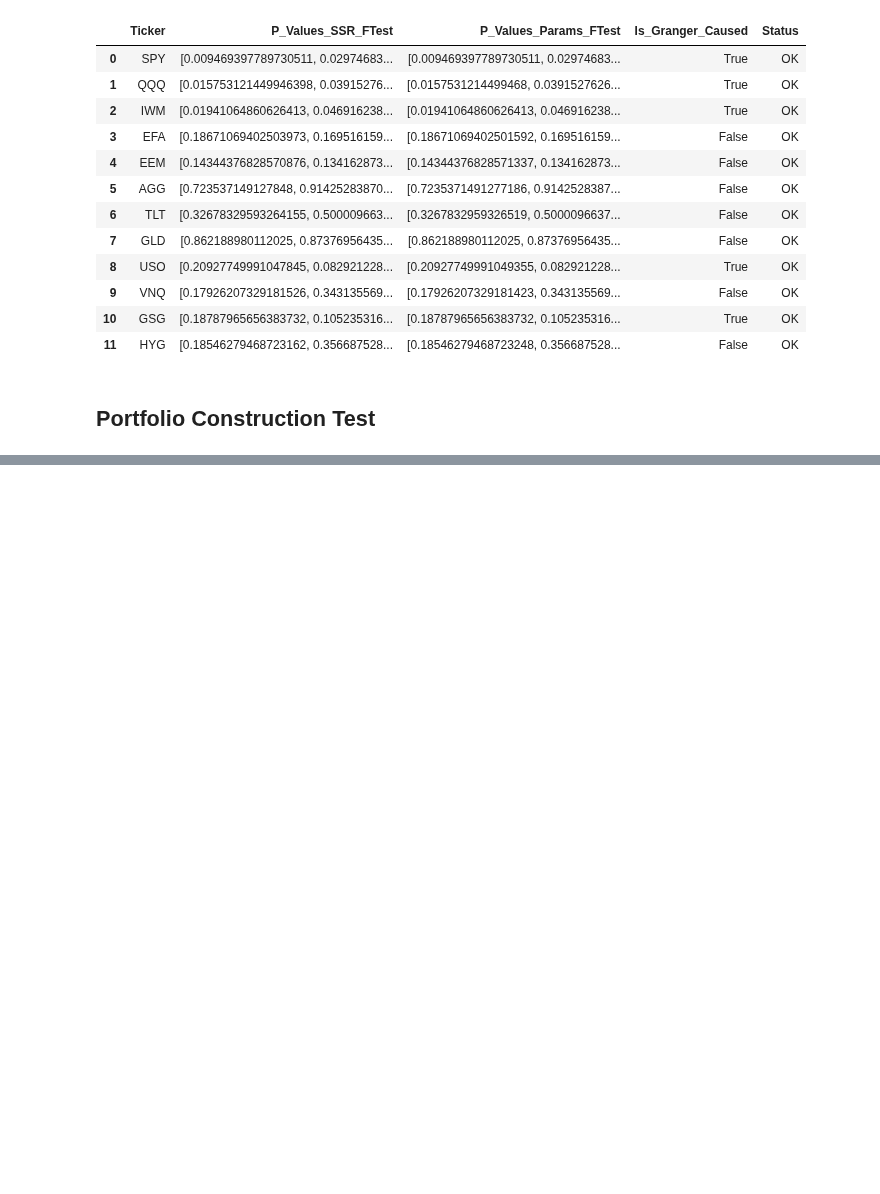
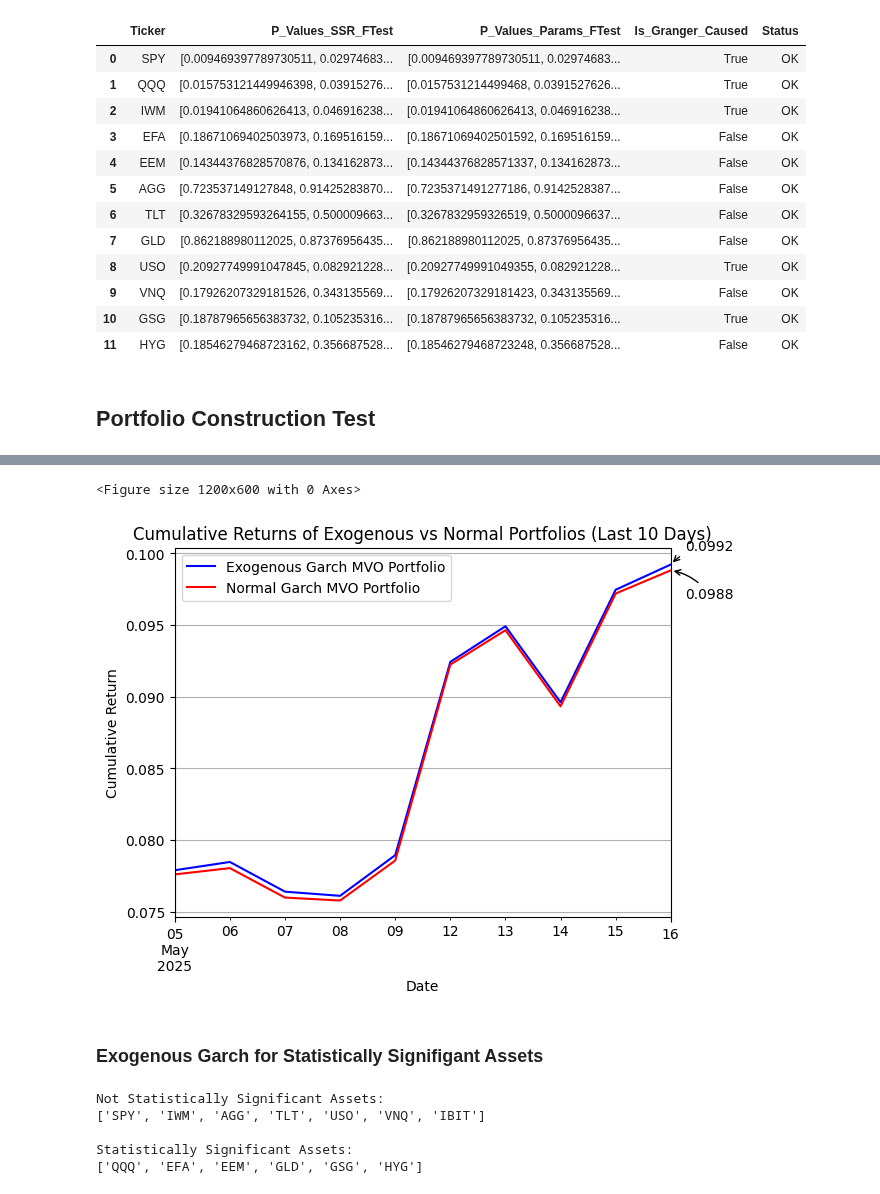
Before and after one commit to Kunj121/MacroFinance_HW2, a Jupyter notebook: project/regressions.ipynb, the cells around one changed output, grey strips where cells are left out. Cells and saved outputs as stored; diff of their text form; code cells hidden in the pictures; blank space fills up the shorter version.

```diff
--- a/project/regressions.ipynb
+++ b/project/regressions.ipynb
@@ -626,0 +697,37 @@ granger_summary_df
+# %%
+CHART_WINDOW_SIZE = 10
+# %%
+
+plt.figure(figsize=(12, 6))
+ax = exogenous_cum_rets.iloc[-CHART_WINDOW_SIZE:].plot(label='Exogenous Portfolio', color='blue')
+normal_cum_rets.iloc[-CHART_WINDOW_SIZE:].plot(ax=ax, label='Normal Portfolio', color='red')
+
+# Get the last values - extract scalar values with .values[0] or .item()
+last_date = exogenous_cum_rets.index[-1]
+last_exo_value = exogenous_cum_rets.iloc[-1].item()  # Convert to scalar
+last_normal_value = normal_cum_rets.iloc[-1].item()  # Convert to scalar
+
+# Annotate the last points
+plt.annotate(f'{last_exo_value:.4f}',
+             xy=(last_date, last_exo_value),
+             xytext=(10, 10),  # Offset text by 10 points
+             textcoords='offset points',
+             arrowprops=dict(arrowstyle='->', connectionstyle='arc3,rad=0.2'))
+
+plt.annotate(f'{last_normal_value:.4f}',
+             xy=(last_date, last_normal_value),
+             xytext=(10, -20),  # Offset text by 10 points horizontally, -20 points vertically
+             textcoords='offset points',
+             arrowprops=dict(arrowstyle='->', connectionstyle='arc3,rad=0.2'))
+
+plt.title('Cumulative Returns of Exogenous vs Normal Portfolios (Last 10 Days)')
+plt.xlabel('Date')
+plt.ylabel('Cumulative Return')
+plt.legend()
+plt.grid(True)
+plt.show()
+# %% [output]
+<Figure size 1200x600 with 0 Axes>
+[figure, added]
+# %% [markdown]
+### Exogenous Garch for Statistically Signifigant Assets
@@ -626,0 +743,12 @@ granger_summary_df
+# %%
+print("\nNot Statistically Significant Assets:")
+print(list(not_ss_assets['ticker']))
+
+print("\nStatistically Significant Assets:")
+print(list(ss_assets['ticker']))
+# %% [output]
+Not Statistically Significant Assets:
+['SPY', 'IWM', 'AGG', 'TLT', 'USO', 'VNQ', 'IBIT']
+
+Statistically Significant Assets:
+['QQQ', 'EFA', 'EEM', 'GLD', 'GSG', 'HYG']
```
Also changed, not shown: parts of 32 cells of this notebook, 1 other file.
